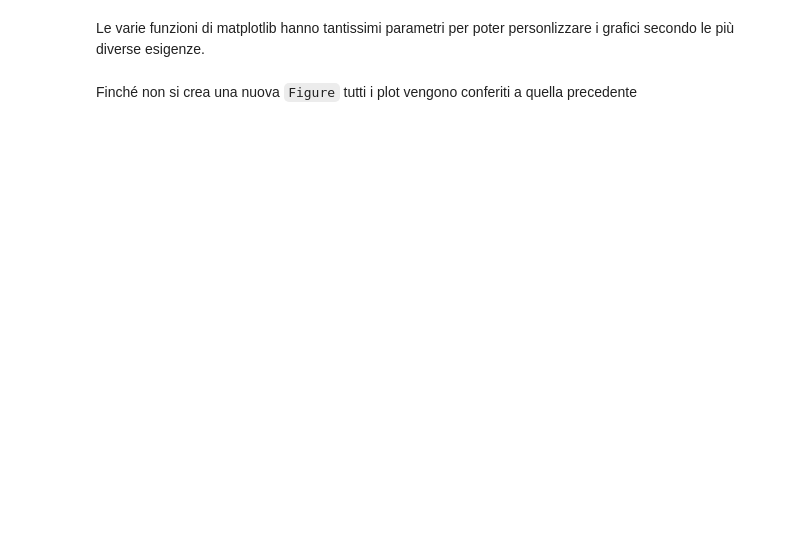
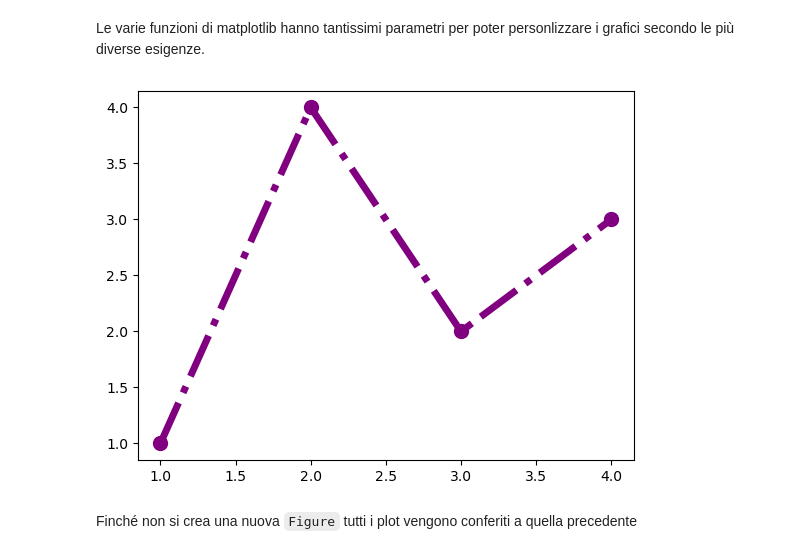
Before and after one commit to jb-sharp/stat4bigdata, a Jupyter notebook: Lezione 8/08-1-matplotlib.ipynb, the cells around one changed output. Cells and saved outputs as stored; diff of their text form; code cells hidden in the pictures; blank space fills up the shorter version.

```diff
--- a/Lezione 8/08-1-matplotlib.ipynb
+++ b/Lezione 8/08-1-matplotlib.ipynb
@@ -56,13 +80,15 @@ Le varie funzioni di matplotlib hanno tantissimi parametri per poter personlizza
 # %%
 plt.figure()
 plt.plot(x,
          y,
          marker = 'o',       # Marker punto
          linestyle = '-.',   # Linea punto
-         color = 'green',    # Colore verde
+         color = 'purple',   # Colore verde
          linewidth = 5,      # Spessore linea 5
          markersize = 10)    # Dimensione del marker 10
 plt.show()
+# %% [output]
+[figure, added]
 # %% [markdown]
 Finché non si crea una nuova `Figure` tutti i plot vengono conferiti a quella precedente
 # %%
```
Also changed, not shown: parts of 26 cells of this notebook, 1 other file.
